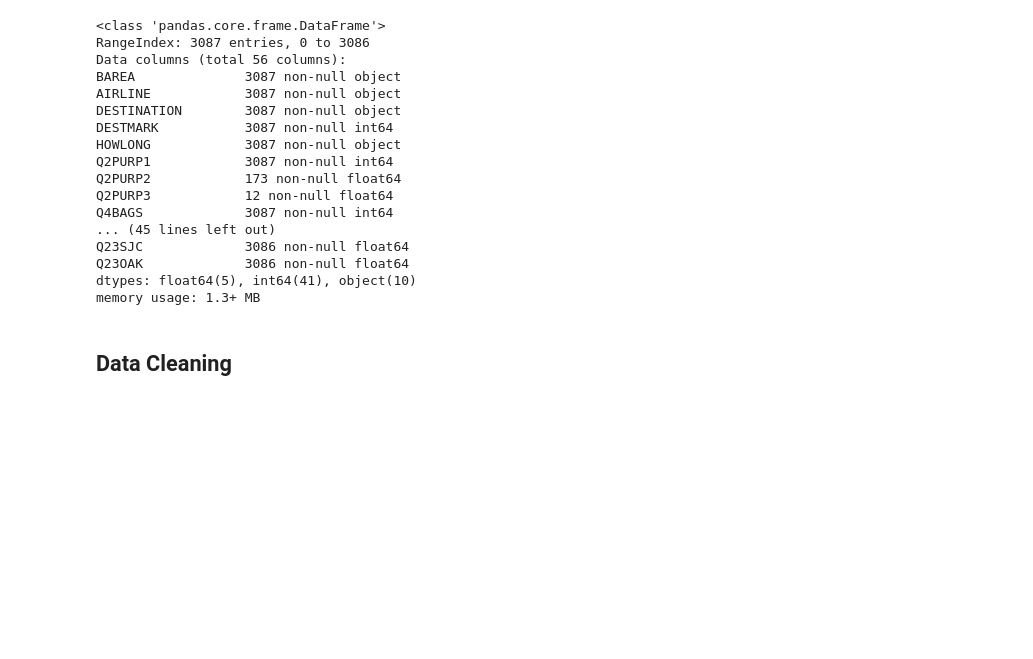
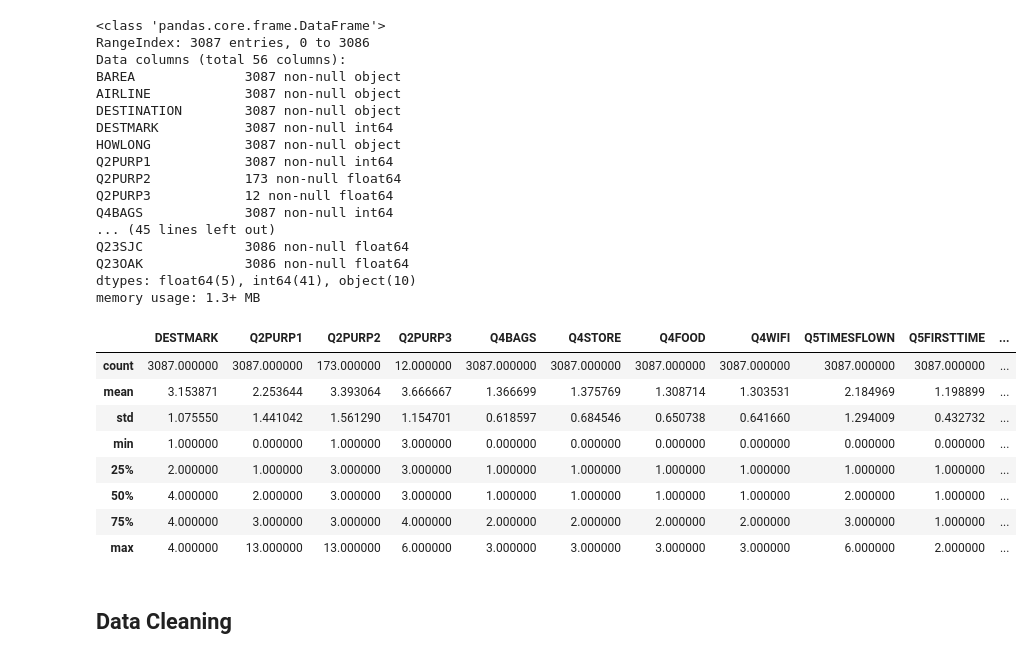
Before and after one commit to koelyl/SFO, a Jupyter notebook: SFO Analysis.ipynb, the cells around one changed output. Saved outputs shown, nothing was run; the diff lists cells and outputs as text; code cells hidden in the pictures; blank space fills up the shorter version.

```diff
--- a/SFO Analysis.ipynb
+++ b/SFO Analysis.ipynb
@@ -44,6 +45,18 @@ Q23SJC             3086 non-null float64
 Q23OAK             3086 non-null float64
 dtypes: float64(5), int64(41), object(10)
 memory usage: 1.3+ MB
+# %%
+data.describe()
+# %% [output]
+|  | DESTMARK | Q2PURP1 | Q2PURP2 | Q2PURP3 | Q4BAGS | Q4STORE | Q4FOOD | Q4WIFI | Q5TIMESFLOWN | Q5FIRSTTIME | ... |
+| count | 3087.000000 | 3087.000000 | 173.000000 | 12.000000 | 3087.000000 | 3087.000000 | 3087.000000 | 3087.000000 | 3087.000000 | 3087.000000 | ... |
+| mean | 3.153871 | 2.253644 | 3.393064 | 3.666667 | 1.366699 | 1.375769 | 1.308714 | 1.303531 | 2.184969 | 1.198899 | ... |
+| std | 1.075550 | 1.441042 | 1.561290 | 1.154701 | 0.618597 | 0.684546 | 0.650738 | 0.641660 | 1.294009 | 0.432732 | ... |
+| min | 1.000000 | 0.000000 | 1.000000 | 3.000000 | 0.000000 | 0.000000 | 0.000000 | 0.000000 | 0.000000 | 0.000000 | ... |
+| 25% | 2.000000 | 1.000000 | 3.000000 | 3.000000 | 1.000000 | 1.000000 | 1.000000 | 1.000000 | 1.000000 | 1.000000 | ... |
+| 50% | 4.000000 | 2.000000 | 3.000000 | 3.000000 | 1.000000 | 1.000000 | 1.000000 | 1.000000 | 2.000000 | 1.000000 | ... |
+| 75% | 4.000000 | 3.000000 | 3.000000 | 4.000000 | 2.000000 | 2.000000 | 2.000000 | 2.000000 | 3.000000 | 1.000000 | ... |
+| max | 4.000000 | 13.000000 | 13.000000 | 6.000000 | 3.000000 | 3.000000 | 3.000000 | 3.000000 | 6.000000 | 2.000000 | ... |
 # %% [markdown]
 ## Data Cleaning
 # %%
```
Also changed, not shown: parts of 15 cells of this notebook.
